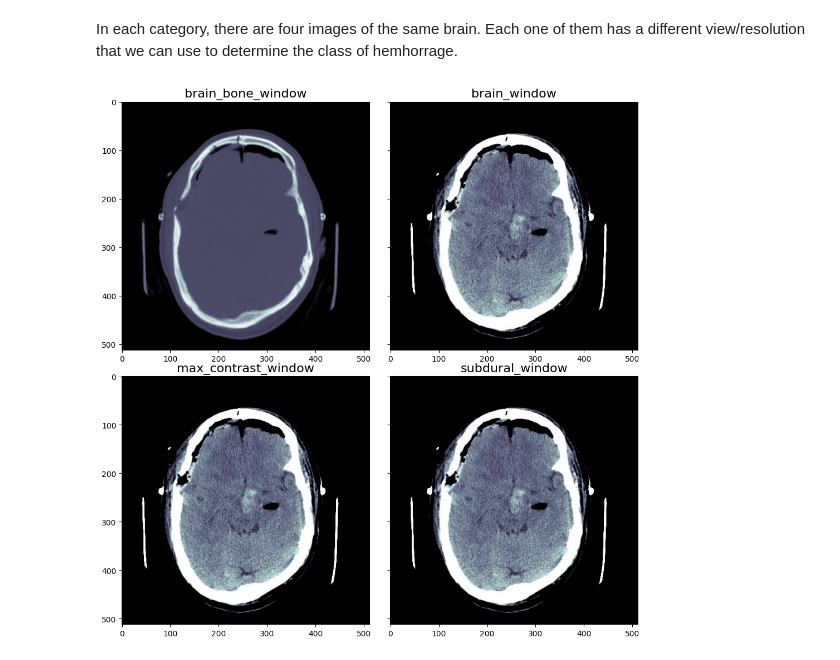
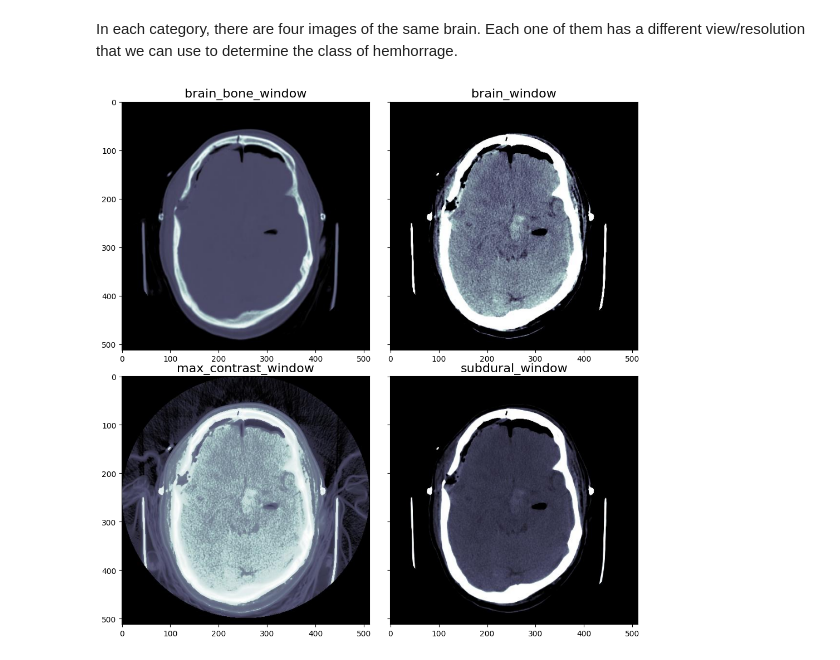
Before and after one commit to lrav35/brain_segmentation_classification, a Jupyter notebook: Brain Hemorrhage Segmentation.ipynb, the cells around one changed output. Cells and saved outputs as stored; diff of their text form; code cells hidden in the pictures.

```diff
--- a/Brain Hemorrhage Segmentation.ipynb
+++ b/Brain Hemorrhage Segmentation.ipynb
@@ -6,29 +6,29 @@ import matplotlib.image as mpimg
 # %%
 # local directory of images
 file_dir = '../XN_Files/epidural/'
-# %% [markdown]
-In each category, there are four images of the same brain. Each one of them has a different view/resolution that we can use to determine the class of hemhorrage.
-# %%
-brain_bone = 'brain_bone_window'
-brain_w = 'brain_window'
-max_con = 'max_contrast_window'
-subdural = 'subdural_window'
-
-image_types = [(brain_bone, 0), (brain_w, 1), (max_con, 2), (subdural, 3)]
-
-images = [mpimg.imread(file_dir + brain_bone + '/ID_0a3f30540.jpg'),
-          mpimg.imread(file_dir + brain_w + '/ID_0a3f30540.jpg'),
-          mpimg.imread(file_dir + ma + '/ID_0a3f30540.jpg'),
-         mpimg.imread(file_dir + brain_w + '/ID_0a3f30540.jpg')]
-
-f, axes = plt.subplots(2, 2, sharey = True)
-f.set_size_inches(10,10)
-f.tight_layout()
-
-axes = axes.reshape(4)
-
-for i, j in zip(images, image_types):
-    axes[j[1]].imshow(i)
-    axes[j[1]].set_title(j[0], fontsize=16)
-# %% [output]
-[figure, removed]
+# %% [markdown]
+In each category, there are four images of the same brain. Each one of them has a different view/resolution that we can use to determine the class of hemhorrage.
+# %%
+brain_bone = 'brain_bone_window'
+brain_w = 'brain_window'
+max_con = 'max_contrast_window'
+subdural = 'subdural_window'
+
+image_types = [(brain_bone, 0), (brain_w, 1), (max_con, 2), (subdural, 3)]
+
+images = [mpimg.imread(file_dir + brain_bone + '/ID_0a3f30540.jpg'),
+          mpimg.imread(file_dir + brain_w + '/ID_0a3f30540.jpg'),
+          mpimg.imread(file_dir + max_con + '/ID_0a3f30540.jpg'),
+         mpimg.imread(file_dir + subdural + '/ID_0a3f30540.jpg')]
+
+f, axes = plt.subplots(2, 2, sharey = True)
+f.set_size_inches(10,10)
+f.tight_layout()
+
+axes = axes.reshape(4)
+
+for i, j in zip(images, image_types):
+    axes[j[1]].imshow(i)
+    axes[j[1]].set_title(j[0], fontsize=16)
+# %% [output]
+[figure, added]
```
Also changed, not shown: 1 other file.
